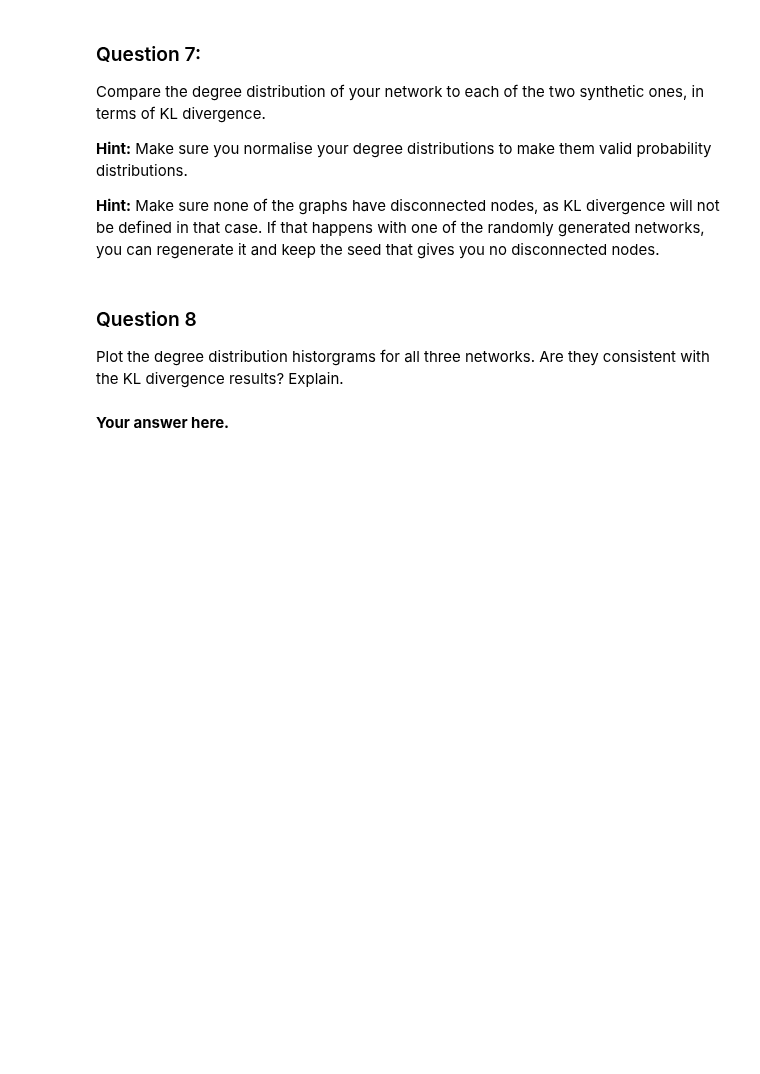
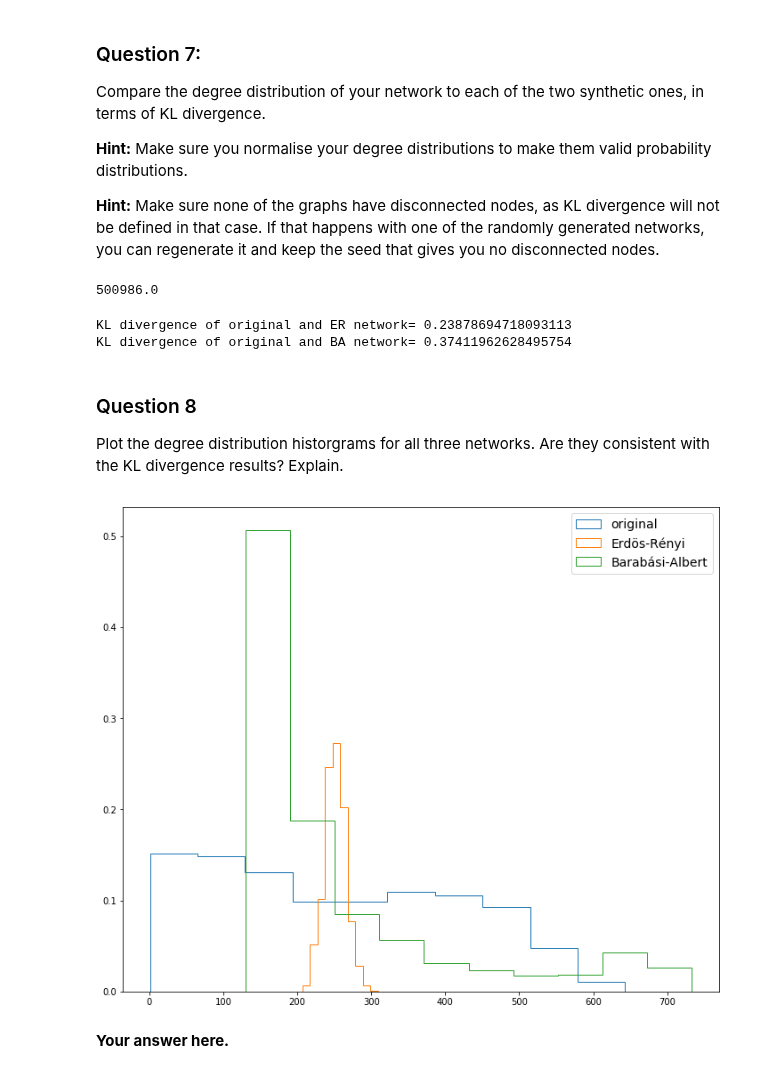
Before and after one commit to TTimTT/NTDS_Project, a Jupyter notebook: milestones_2/joachim_network_models.ipynb, the cells around one changed output. Drawn from its saved outputs; the diff is of its cells as text; code cells hidden in the pictures; blank space fills up the shorter version.

```diff
--- a/milestones_2/joachim_network_models.ipynb
+++ b/milestones_2/joachim_network_models.ipynb
@@ -310,19 +256,30 @@ Compare the degree distribution of your network to each of the two synthetic one
 **Hint:** Make sure you normalise your degree distributions to make them valid probability distributions.
 
 **Hint:** Make sure none of the graphs have disconnected nodes, as KL divergence will not be defined in that case. If that happens with one of the randomly generated networks, you can regenerate it and keep the seed that gives you no disconnected nodes.
-# %%
-def remove_isolated_nodes(adjacency):
-    #remove null rows and columns
-    non_zero=np.count_nonzero(adjacency,axis=1)
-    null_id=[]
-    for i in range(0,adjacency.shape[0]):
-        if not non_zero[i]:
-            null_id.append(i)
-    adjacency_con=np.delete(adjacency, null_id, axis=0)
-    adjacency_con=np.delete(adjacency_con, null_id, axis=1)
-    return adjacency_con
+# %%
+def remove_isolated_nodes(adjacency):
+    # Remove line full of 0
+    matrix = adjacency[~np.all(adjacency == 0, axis=1)]
+
+    # Remove column full of 0
+    matrix = matrix.T[~np.all(matrix.T == 0, axis=1)]
+
+    return matrix
 # %%
 adjacency_con=remove_isolated_nodes(adjacency)
+# %% [output]
+500986.0
+# %%
+
+our_deg_distr = sum(np.ceil(adjacency_con))/sum(sum(np.ceil(adjacency)))
+er_deg_distr = sum(er)/sum(sum(er))
+ba_deg_distr = sum(ba)/sum(sum(ba))
+# print('Degree distributions:\nOurs:',our_deg_distr, '\nErdős–Rényi:', er_deg_distr, '\nBarabási-Albert:',ba_deg_distr)
+print('KL divergence of original and ER network=',kl_divergence(our_deg_distr,er_deg_distr))
+print('KL divergence of original and BA network=',kl_divergence(our_deg_distr,ba_deg_distr))
+# %% [output]
+KL divergence of original and ER network= 0.23878694718093113
+KL divergence of original and BA network= 0.37411962628495754
 # %% [markdown]
 ### Question 8
 
@@ -332,3 +287,19 @@ Plot the degree distribution historgrams for all three networks. Are they consis
+# %%
+plt.rcParams['figure.figsize'] = [12, 10]
+#our_deg_distr
+weights = np.ones_like(sum(np.ceil(adjacency_con))) / float(n_nodes)
+plt.hist(sum(np.ceil(adjacency_con)), weights=weights,histtype='step')
+
+weights2 = np.ones_like(sum(np.ceil(er))) / float(n_nodes)
+plt.hist(sum(np.ceil(er)), weights=weights2,histtype='step')
+
+weights3 = np.ones_like(sum(np.ceil(ba))) / float(n_nodes)
+plt.hist(sum(np.ceil(ba)), weights=weights3,histtype='step')
+
+plt.legend(['original','Erdös-Rényi','Barabási-Albert'],prop={'size': 14})
+plt.show()
+# %% [output]
+[figure, added]
 # %% [markdown]
 **Your answer here.**
 # %% [markdown]
```
Also changed, not shown: parts of 12 cells of this notebook.
